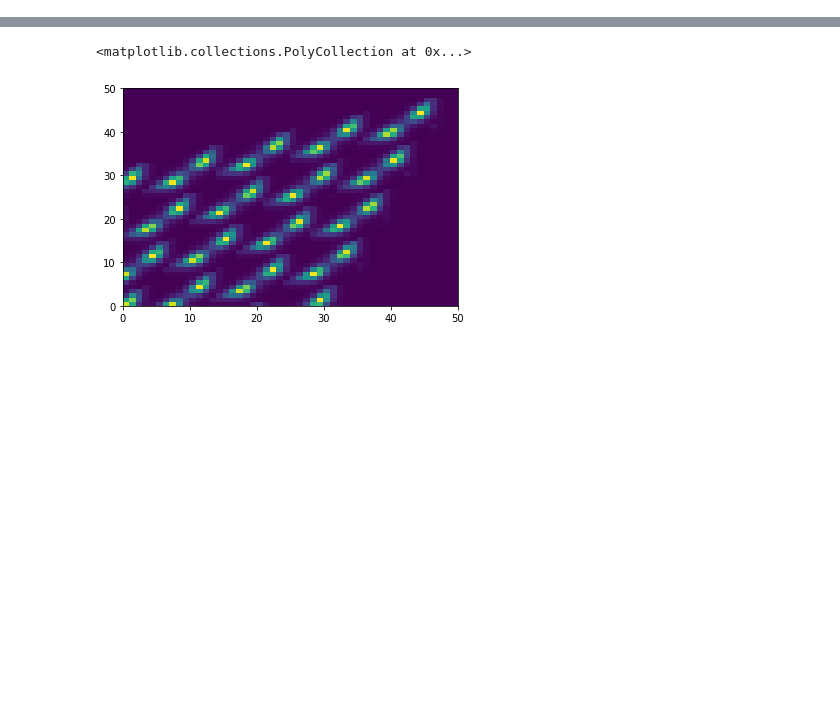
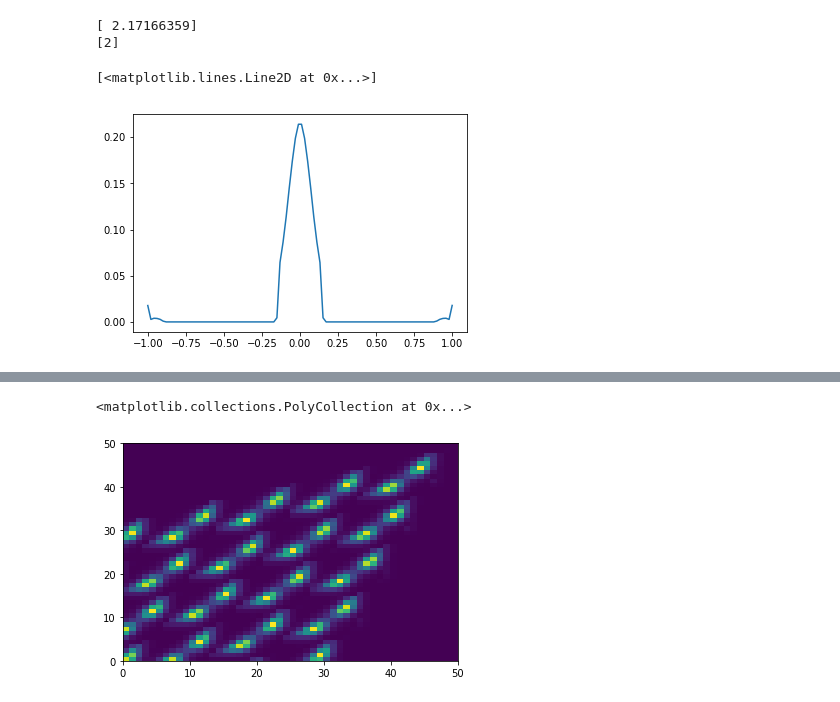
Before and after one commit to Quantumgame/quantum-ml, a Jupyter notebook: nanowire_model/testbed.ipynb, the cells around one changed output, grey strips where cells are left out. Cells and saved outputs as stored; diff of their text form; code cells hidden in the pictures; blank space fills up the shorter version.

```diff
--- a/nanowire_model/testbed.ipynb
+++ b/nanowire_model/testbed.ipynb
@@ -54,21 +54,49 @@ plt.figure(2)
 nx.draw_networkx(graph.G)
 # %%
 # testbed for the ThomasFermi module
+import numpy as np
+import matplotlib.pyplot as plt
+%matplotlib inline
+
 import thomas_fermi
+import imp
 imp.reload(thomas_fermi)
+import potential_profile
+
+E_scale = 'eV'
+dx_scale = '1e-9'
+
+kT = 400e-6
+b1 = (-200e-3,-0.3,0.1,1)
+d = (400e-3,0.0,0.1,1)
+b2 = (-200e-3,0.3,0.1,1)
+
+x = np.linspace(-1,1,100)
+V = potential_profile.V_x_wire(x,[b1,d,b2])
+
+K_onsite = 10e-3
+sigma = x[1] - x[0]
+model_physics = (E_scale,dx_scale,kT,x,V,K_onsite,sigma,mu_l,100)
+
+mu_l = (50.0e-3,50.1e-3)
 
 my_tf = thomas_fermi.ThomasFermi(model_physics)
-num_dot,prelim_mask = my_tf.find_n_dot_estimate())
+num_dot,prelim_mask = my_tf.find_n_dot_estimate()
 
 mu_d = [my_tf.mu_l[0]]*num_dot
 n,N_d = my_tf.tf_iterative_solver_fixed_mu(prelim_mask,mu_d)
 print(N_d)
 N_est = [int(x) for x in N_d]
 print(N_est)
-n,mu_d = my_tf.tf_iterative_solver_fixed_N(prelim_mask,N_est)
-print(mu_d)
+
+n = my_tf.tf_iterative_solver_fixed_N(prelim_mask,N_est)
 
 plt.plot(my_tf.x,n)
+# %% [output]
+[ 2.17166359]
+[2]
+[<matplotlib.lines.Line2D at 0x...>]
+[figure, added]
 # %%
 # testbed for potential_profile
 
```
Also changed, not shown: parts of 4 cells of this notebook, 3 other files.
